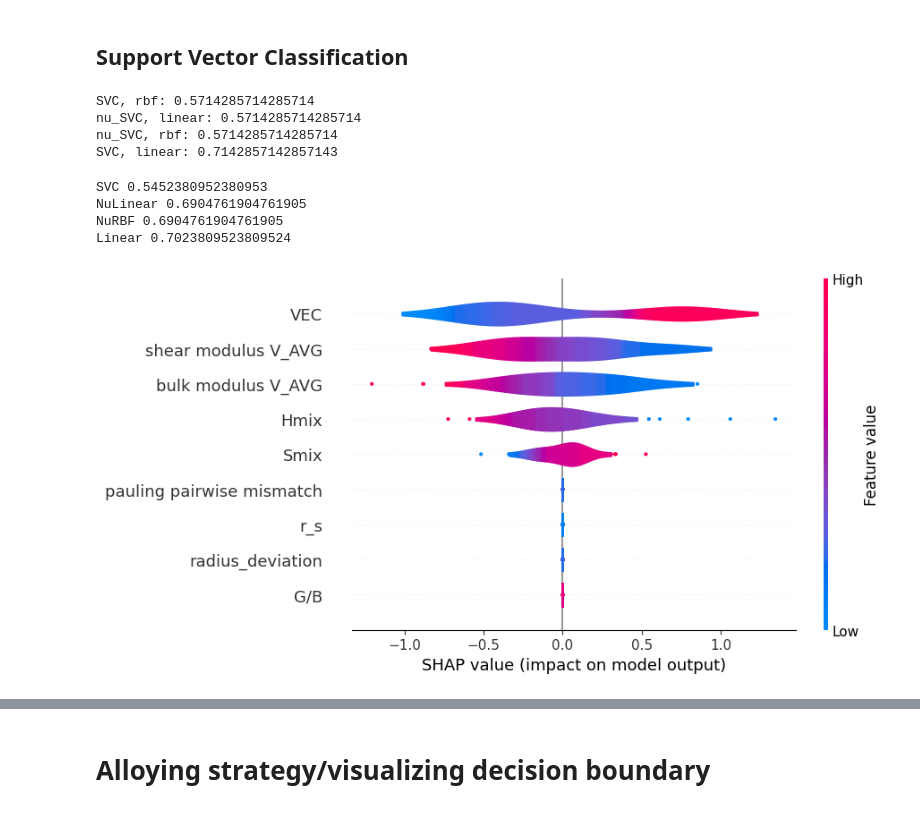
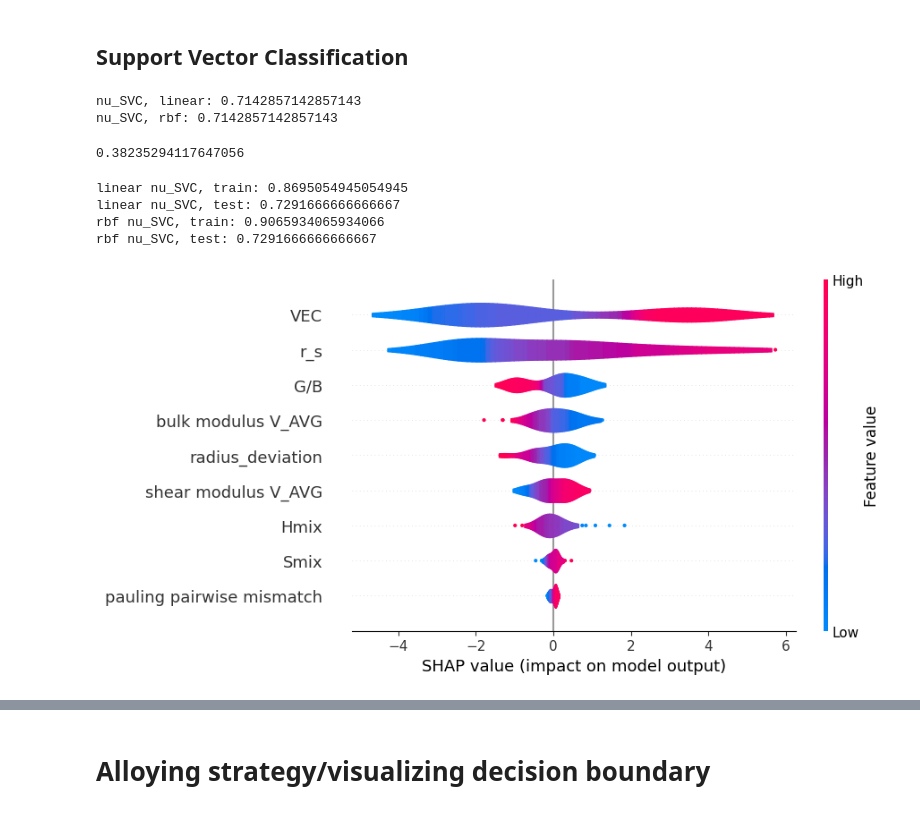
Before and after one commit to mahata-lab/Tungsten-Ductile-Brittle-Temperature, a Jupyter notebook: Ductility_Classification.ipynb, the cells around one changed output, grey strips where cells are left out. Saved outputs shown, nothing was run; the diff lists cells and outputs as text; code cells hidden in the pictures.

Commit message:
Changed training sets for LR and SVC to be scaled, updated SHAP graphs accordingly.

```diff
--- a/Ductility_Classification.ipynb
+++ b/Ductility_Classification.ipynb
@@ -245,6 +237,19 @@ corr_col_drop = ['Tm','poissons ratio V_AVG','youngs modulus V_AVG',
 # %%
 # set training set to uncorrelated values
 X = X.drop(columns=corr_col_drop)
+# %%
+from sklearn.model_selection import train_test_split
+Xtr, Xte, ytr, yte = train_test_split(X, y, test_size=0.2, stratify=y, random_state=0)
+
+from sklearn.preprocessing import StandardScaler
+scaler = StandardScaler()
+
+# scaled training and test sets for LR and SVC
+Xtr_s = pd.DataFrame(scaler.fit_transform(Xtr), columns=Xtr.columns, index=Xtr.index)
+Xte_s = pd.DataFrame(scaler.transform(Xte), columns=Xte.columns, index=Xte.index)
+
+# scaled total dataset for SHAP values of LR, SVC
+X_s = pd.DataFrame(scaler.transform(X), columns=X.columns, index=X.index)
 # %% [markdown]
 # Classification Models
 # %% [markdown]
@@ -568,51 +547,46 @@ Xtr, Xte, ytr, yte = train_test_split(X, y, test_size=0.2, random_state=0, strat
 # %%
+# use ytr and SCALED Xtr from above
 from sklearn import svm
-svc = svm.SVC(C=1.0, kernel='rbf', degree=3, gamma='scale', coef0=0.0, shrinking=True, probability=False,
-              tol=0.001, cache_size=200, class_weight=None, verbose=False, max_iter=-1, decision_function_shape='ovr',
-              break_ties=False, random_state=None)
-svc.fit(Xtr, ytr)
-print(f'SVC, rbf: {svc.score(Xte, yte)}')
 
-nu_lin = svm.NuSVC(nu=0.5, kernel='linear', degree=3, gamma='scale', coef0=0.0,
+nu_lin = svm.NuSVC(nu=0.4, kernel='linear', degree=3, gamma='scale', coef0=0.0,
                    shrinking=True, probability=False, tol=0.001, cache_size=200, class_weight=None,
                    verbose=False, max_iter=-1, decision_function_shape='ovr', break_ties=False, random_state=None)
-nu_lin.fit(Xtr, ytr)
-print(f'nu_SVC, linear: {nu_lin.score(Xte, yte)}')
+nu_lin.fit(Xtr_s, ytr)
 
-nu_rbf = svm.NuSVC(nu=0.5, kernel='rbf', degree=3, gamma='scale', coef0=0.0,
+
+nu_rbf = svm.NuSVC(nu=0.4, kernel='rbf', degree=3, gamma='scale', coef0=0.0,
                    shrinking=True, probability=False, tol=0.001, cache_size=200, class_weight=None,
                    verbose=False, max_iter=-1, decision_function_shape='ovr', break_ties=False, random_state=None)
-nu_rbf.fit(Xtr, ytr)
-print(f'nu_SVC, rbf: {nu_rbf.score(Xte, yte)}')
+nu_rbf.fit(Xtr_s, ytr)
 
-lin_svc = svm.LinearSVC(penalty='l1', loss='squared_hinge', dual='auto', tol=0.0001,
-                        C=1.0, multi_class='ovr', fit_intercept=True, intercept_scaling=1,
-                        class_weight=None, verbose=0, random_state=None, max_iter=10000)
-lin_svc.fit(Xtr, ytr)
-print(f'SVC, linear: {lin_svc.score(Xte, yte)}')
+
+
+print(f'nu_SVC, linear: {nu_lin.score(Xte_s, yte)}')
+print(f'nu_SVC, rbf: {nu_rbf.score(Xte_s, yte)}')
 # %% [output]
-SVC, rbf: 0.5714285714285714
-nu_SVC, linear: 0.5714285714285714
-nu_SVC, rbf: 0.5714285714285714
-SVC, linear: 0.7142857142857143
+nu_SVC, linear: 0.7142857142857143
+nu_SVC, rbf: 0.7142857142857143
-# %%
-from sklearn.model_selection import cross_val_score
-for name, model in zip(["SVC", "NuLinear", "NuRBF", "Linear"],
-                       [svc, nu_lin, nu_rbf, lin_svc]):
-    print(name, np.mean(cross_val_score(model, X, y, cv=10)))
-# %% [output]
-SVC 0.5452380952380953
-NuLinear 0.6904761904761905
-NuRBF 0.6904761904761905
-Linear 0.7023809523809524
+# %%
+len(nu_lin.support_) / len(X_s)
+# %% [output]
+0.38235294117647056
+# %%
+print(f'linear nu_SVC, train: {balanced_accuracy_score(nu_lin.predict(Xtr_s), ytr)}')
+print(f'linear nu_SVC, test: {balanced_accuracy_score(nu_lin.predict(Xte_s), yte)}')
+print(f'rbf nu_SVC, train: {balanced_accuracy_score(nu_rbf.predict(Xtr_s), ytr)}')
+print(f'rbf nu_SVC, test: {balanced_accuracy_score(nu_rbf.predict(Xte_s), yte)}')
+# %% [output]
+linear nu_SVC, train: 0.8695054945054945
+linear nu_SVC, test: 0.7291666666666667
+rbf nu_SVC, train: 0.9065934065934066
+rbf nu_SVC, test: 0.7291666666666667
 # %%
 import shap
 
-svc_explainer = shap.Explainer(lin_svc, X)
-svc_shap_values = svc_explainer(X)
+svc_explainer = shap.Explainer(nu_lin, X_s)
+svc_shap_values = svc_explainer(X_s)
 
 # pick class 1 (positive class)
 shap.plots.violin(svc_shap_values)         # 2-D slice: (n_samples, n_features)
-# or: shap.plots.beeswarm(ex[:, :, 1], max_display=20)
 # %% [output]
-[figure, old version]
+[figure, new version]
```
Also changed, not shown: parts of 60 cells of this notebook.
